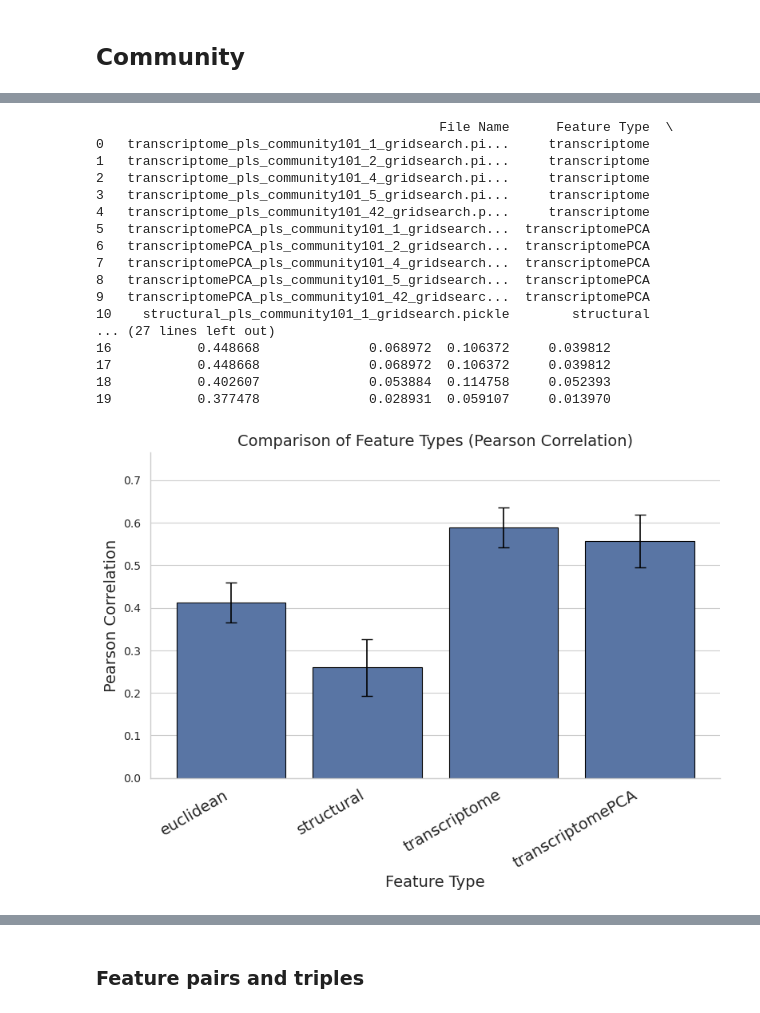
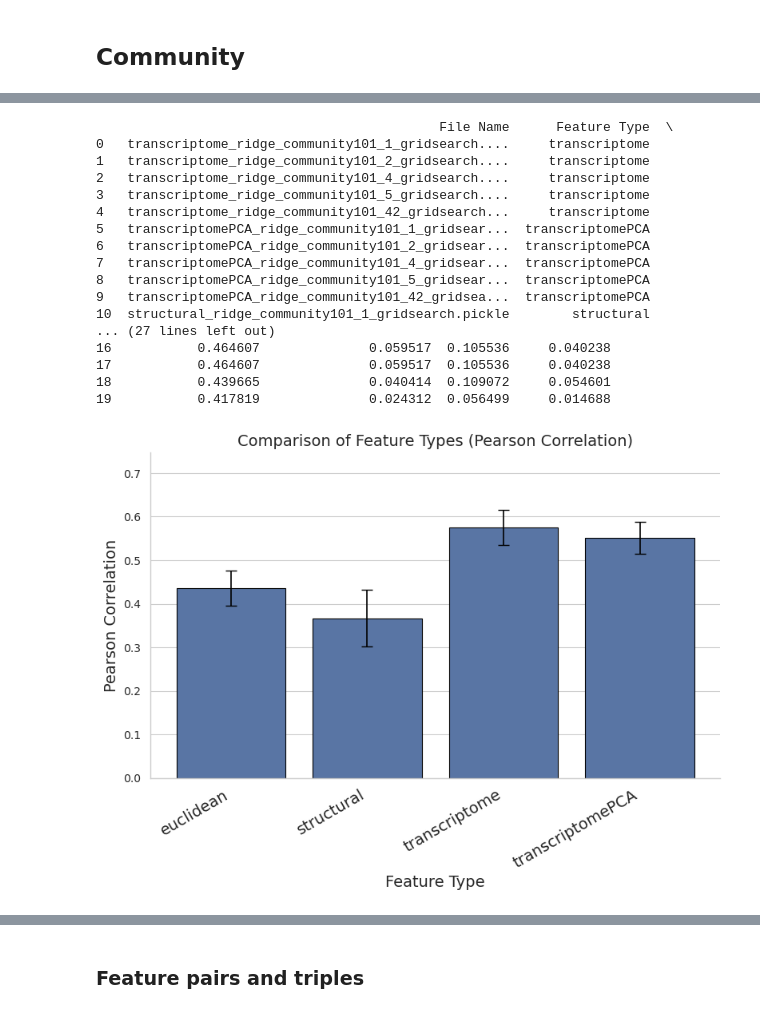
Before and after one commit to neuroinfolab/GeneEx2Conn, a Jupyter notebook: SFN24_results_explorer2.ipynb, the cells around one changed output, grey strips where cells are left out. Cells and saved outputs as stored; diff of their text form; code cells hidden in the pictures.

```diff
--- a/SFN24_results_explorer2.ipynb
+++ b/SFN24_results_explorer2.ipynb
@@ -334,3 +329,5 @@ def display_results_table(df, feature_types):
 
     # Display the table
     display(table_df_transposed)
+
+    return table_df_transposed
@@ -384,0 +396,23 @@ display_results_table(random_split_results, feature_types=['transcriptome', 'tra
+# %%
+# Base simulation path
+SFN_sim_path = os.getcwd() + '/sim/sim_results/SFN_runs_mse'
+
+# Specify parameters
+subfolder = ''
+model_type = 'ridge'
+cv_type = 'random'
+search_method = 'gridsearch'
+feature_types = ['transcriptome', 'transcriptomePCA', 'structural', 'euclidean']
+
+resolutions = []  # Empty list to process all resolutions
+seeds = [1, 2, 3, 4, 5, 6, 7, 8, 9, 42]  # List of seeds
+
+random_split_results = extract_simulation_metrics(SFN_sim_path, subfolder, model_type, cv_type, search_method, feature_types, resolutions, seeds)
+
+# Display the results
+random_split_results
+
+plot_feature_comparison(random_split_results, metric='pearson_corr')
+plot_feature_comparison(random_split_results, metric='mse')
+
+ridge_random_df = display_results_table(random_split_results, feature_types=['transcriptome', 'transcriptomePCA', 'structural', 'euclidean'])
@@ -430,39 +695,39 @@ display_results_table(community_split_results, feature_types=['transcriptome', '
 # %%
 # Specify parameters
 subfolder = ''
-model_type = 'pls'
+model_type = 'ridge'
 cv_type = 'community'
 search_method = 'gridsearch'
 feature_types=['transcriptome', 'transcriptomePCA', 'structural', 'euclidean']
 
 resolutions = [1.01]  # Empty list to process all resolutions
 seeds = [1, 2, 4, 5, 42]  # List of seeds
 
 community_split_results = extract_simulation_metrics(SFN_sim_path, subfolder, model_type, cv_type, search_method, feature_types, resolutions, seeds)
 
 # Display the results
 print(community_split_results)
 
 plot_feature_comparison(community_split_results, metric='pearson_corr', margin_factor=0.3)
 plot_feature_comparison(community_split_results, metric='mse', margin_factor=0.5)
 
-display_results_table(community_split_results, feature_types=feature_types)
+ridge_community_df = display_results_table(community_split_results, feature_types=feature_types)
 # %% [output]
                                             File Name      Feature Type  \
-0   transcriptome_pls_community101_1_gridsearch.pi...     transcriptome
-1   transcriptome_pls_community101_2_gridsearch.pi...     transcriptome
-2   transcriptome_pls_community101_4_gridsearch.pi...     transcriptome
-3   transcriptome_pls_community101_5_gridsearch.pi...     transcriptome
-4   transcriptome_pls_community101_42_gridsearch.p...     transcriptome
-5   transcriptomePCA_pls_community101_1_gridsearch...  transcriptomePCA
-6   transcriptomePCA_pls_community101_2_gridsearch...  transcriptomePCA
-7   transcriptomePCA_pls_community101_4_gridsearch...  transcriptomePCA
-8   transcriptomePCA_pls_community101_5_gridsearch...  transcriptomePCA
-9   transcriptomePCA_pls_community101_42_gridsearc...  transcriptomePCA
-10    structural_pls_community101_1_gridsearch.pickle        structural
+0   transcriptome_ridge_community101_1_gridsearch....     transcriptome
+1   transcriptome_ridge_community101_2_gridsearch....     transcriptome
+2   transcriptome_ridge_community101_4_gridsearch....     transcriptome
+3   transcriptome_ridge_community101_5_gridsearch....     transcriptome
+4   transcriptome_ridge_community101_42_gridsearch...     transcriptome
+5   transcriptomePCA_ridge_community101_1_gridsear...  transcriptomePCA
+6   transcriptomePCA_ridge_community101_2_gridsear...  transcriptomePCA
+7   transcriptomePCA_ridge_community101_4_gridsear...  transcriptomePCA
+8   transcriptomePCA_ridge_community101_5_gridsear...  transcriptomePCA
+9   transcriptomePCA_ridge_community101_42_gridsea...  transcriptomePCA
+10  structural_ridge_community101_1_gridsearch.pickle        structural
 ... (27 lines left out)
-16           0.448668              0.068972  0.106372     0.039812
-17           0.448668              0.068972  0.106372     0.039812
-18           0.402607              0.053884  0.114758     0.052393
-19           0.377478              0.028931  0.059107     0.013970
+16           0.464607              0.059517  0.105536     0.040238
+17           0.464607              0.059517  0.105536     0.040238
+18           0.439665              0.040414  0.109072     0.054601
+19           0.417819              0.024312  0.056499     0.014688
-[figure, old version]
+[figure, new version]
```
Also changed, not shown: parts of 32 cells of this notebook, 8 other files.
